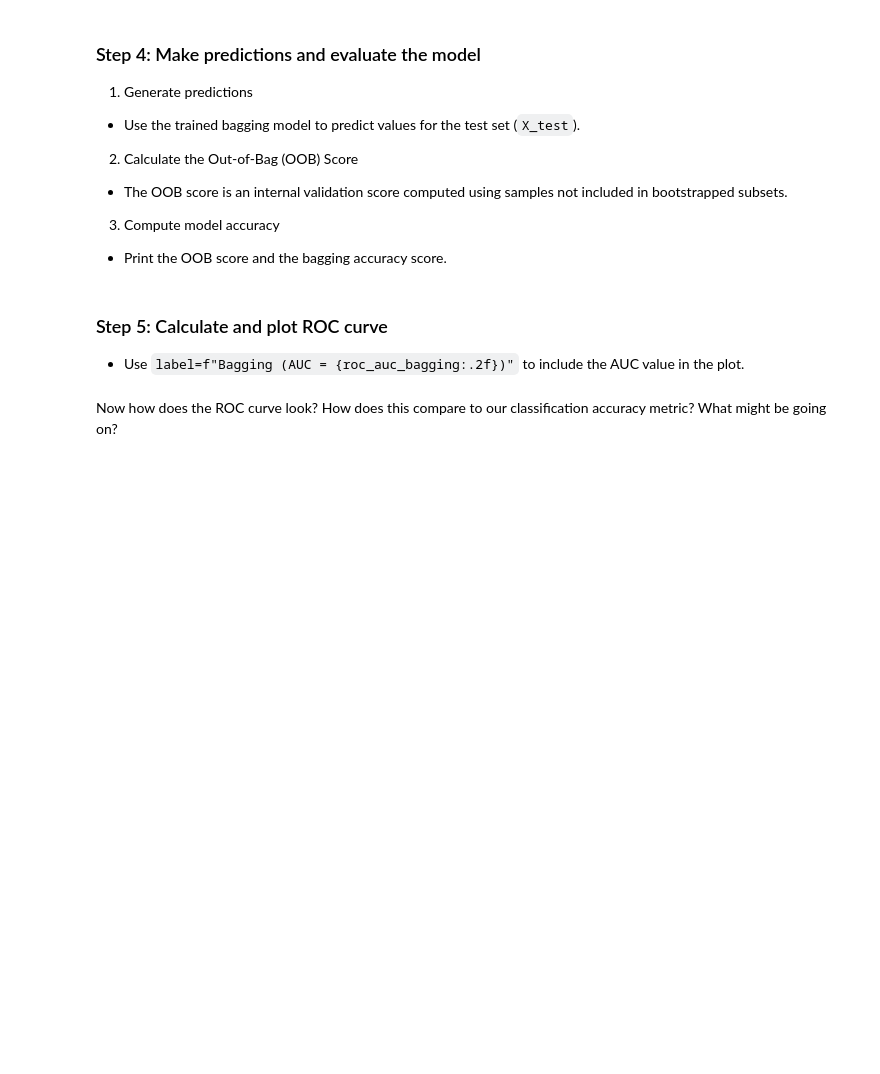
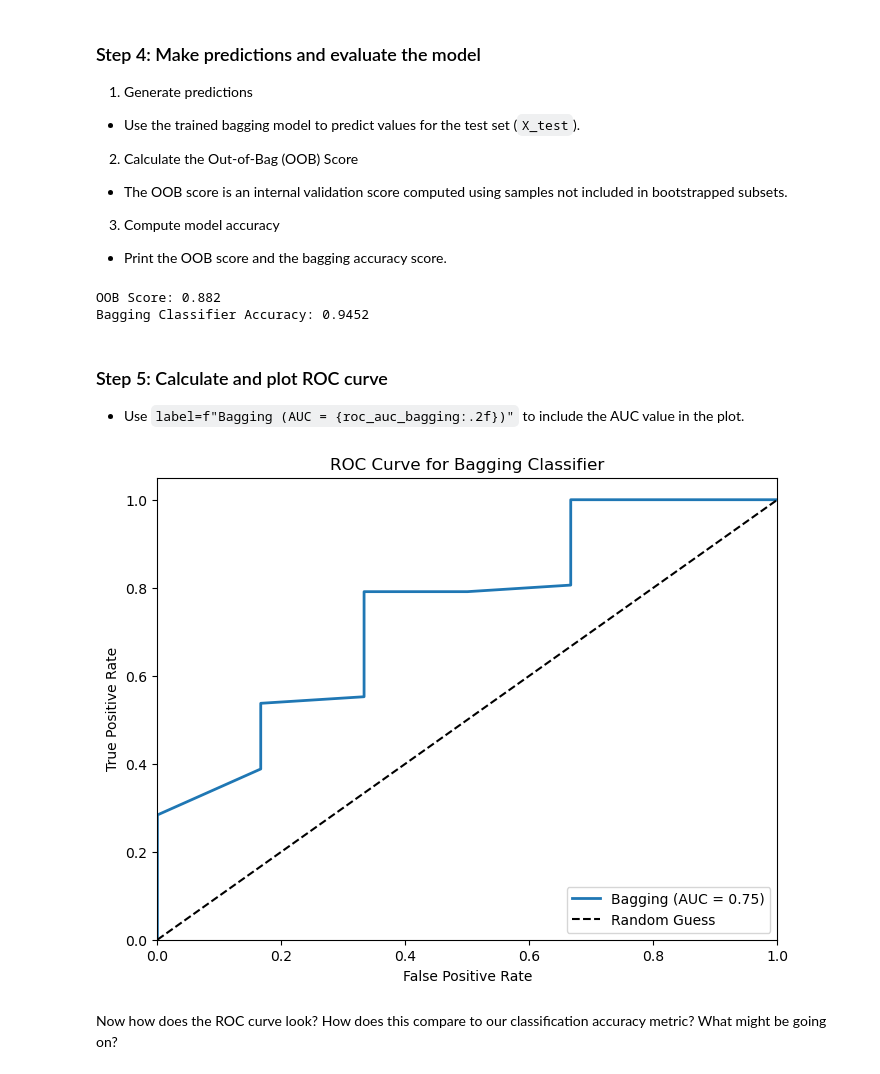
Before and after one commit to evajnewby/EDS232-labs, a Jupyter notebook: Week5/lab5-birds.ipynb, the cells around one changed output. Drawn from its saved outputs; the diff is of its cells as text; code cells hidden in the pictures; blank space fills up the shorter version.

Commit message:
Complete steps 1-5

```diff
--- a/Week5/lab5-birds.ipynb
+++ b/Week5/lab5-birds.ipynb
@@ -54,3 +132,22 @@ Our goal for this analysis is to predict whether a given bird species is present
 2. Initialize a bagging classifier with 100 trees, `oob_score =True`, `bootstrap = True` and `random_state = 808`.
 
 3. Train the model.
+# %%
+# Define X and Y
+X = birds.drop(columns=['Subarid'])  # Drop the target variable from features
+y = birds['Subarid'] # target variable
+
+# train-test split
+X_train, X_test, y_train, y_test = train_test_split(X, y, test_size=0.3, random_state=808)
+
+# Initialize Bagging Classifier
+bag_clf = BaggingClassifier(
+    base_estimator=DecisionTreeClassifier(),
+    n_estimators=100,
+    oob_score=True,
+    bootstrap=True,
+    random_state=808
+)
+
+# Train model
+bag_clf.fit(X_train, y_train)
@@ -65,10 +164,44 @@ Our goal for this analysis is to predict whether a given bird species is present
 
 3. Compute model accuracy
 - Print the OOB score and the bagging accuracy score.
+# %%
+# Generate predictions
+y_pred = bag_clf.predict(X_test)
+
+# Print the Out-of-Bag (OOB) Score
+print(f"OOB Score: {bag_clf.oob_score_:.3f}")
+
+# assess model accuracy on test set
+accuracy = accuracy_score(y_test, y_pred)
+print(f"Bagging Classifier Accuracy: {accuracy:.4f}")
+# %% [output]
+OOB Score: 0.882
+Bagging Classifier Accuracy: 0.9452
 # %% [markdown]
 ### Step 5: Calculate and plot ROC curve
 
 - Use `label=f"Bagging (AUC = {roc_auc_bagging:.2f})"` to include the AUC value in the plot.
+# %%
+# Get the predicted probabilities for the positive class
+y_prob = bag_clf.predict_proba(X_test)[:, 1]
+
+# Step 2: Compute ROC curve and AUC score
+fpr, tpr, _ = roc_curve(y_test, y_prob)
+roc_auc_bagging = auc(fpr, tpr)
+
+# Step 3: Plot ROC curve
+plt.figure(figsize=(8, 6))
+plt.plot(fpr, tpr, label=f"Bagging (AUC = {roc_auc_bagging:.2f})", linewidth=2)
+plt.plot([0, 1], [0, 1], 'k--', label="Random Guess")  # Diagonal line
+plt.xlim([0.0, 1.0])
+plt.ylim([0.0, 1.05])
+plt.xlabel("False Positive Rate")
+plt.ylabel("True Positive Rate")
+plt.title("ROC Curve for Bagging Classifier")
+plt.legend(loc="lower right")
+plt.show()
+# %% [output]
+[figure, added]
 # %% [markdown]
 Now how does the ROC curve look? How does this compare to our classification accuracy metric?  What might be going on?
 # %% [markdown]
```
Also changed, not shown: parts of 7 cells of this notebook.
